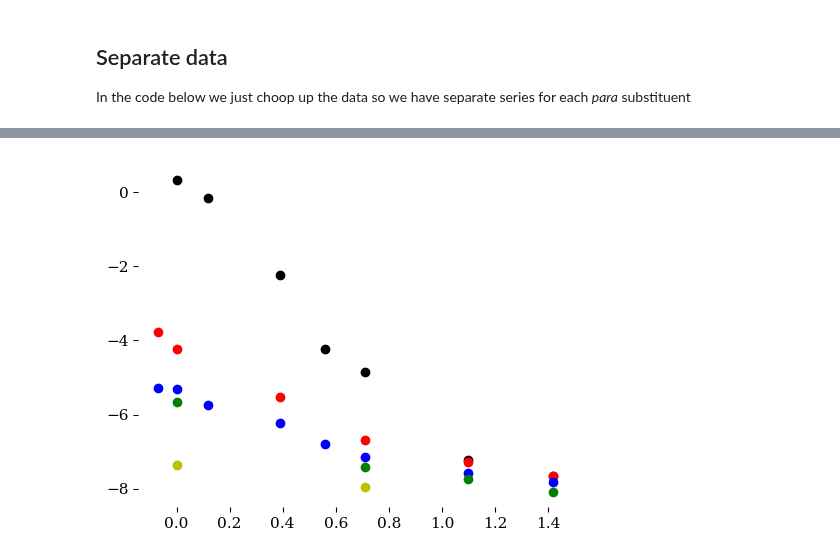
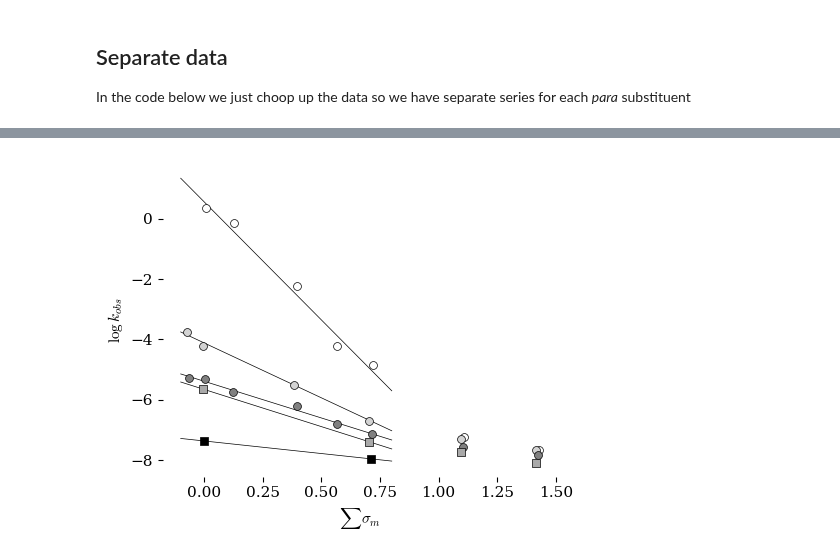
Before and after one commit to blinkletter/4410PythonNotebooks, a Jupyter notebook: Explorations/E1_benzylchloride_Paper.ipynb, the cells around one changed output, grey strips where cells are left out. Saved outputs shown, nothing was run; the diff lists cells and outputs as text; code cells hidden in the pictures.

```diff
--- a/Explorations/E1_benzylchloride_Paper.ipynb
+++ b/Explorations/E1_benzylchloride_Paper.ipynb
@@ -188,4 +185,8 @@ The authors showed separate plots for each set of para-substutents. Only the met
 # %%
+import scipy.stats as stats
+from scipy.stats import linregress
+
+
 plt.style.use(github_location_styles + "tufte.mplstyle")
 fig, ax = plt.subplots(nrows=1, ncols=1, figsize=(5,4))
 ax.margins(x=.05, y=.05, tight=True)
@@ -193,26 +194,101 @@ ax.margins(x=.05, y=.05, tight=True)
 
 df = OMe_df
 y = np.log10(df["kobs"])
-x = df["Total_meta_Sigma"]   # Also try "Total_Sigma"
-ax.plot(x,y, "ko")
+x = df["Total_meta_Sigma"]+0.008   # Also try "Total_Sigma"
+
+ax.scatter(x,y, s=32, color="white", marker='o',
+           edgecolor = "black", linewidth = 0.5, zorder=3)
 
 df = Me_df
 y = np.log10(df["kobs"])
-x = df["Total_meta_Sigma"]   # Also try "Total_Sigma"
-ax.plot(x,y, "ro")
+x = df["Total_meta_Sigma"]-0.005   # Also try "Total_Sigma"
+ax.scatter(x,y, s=32, color="lightgray", marker='o',
+           edgecolor = "black", linewidth = 0.5, zorder=3)
 
 df = H_df
 y = np.log10(df["kobs"])
-x = df["Total_meta_Sigma"]   # Also try "Total_Sigma"
-ax.plot(x,y, "bo")
+x = df["Total_meta_Sigma"]+0.005   # Also try "Total_Sigma"
+ax.scatter(x,y, s=32, color="gray", marker='o',
+           edgecolor = "black", linewidth = 0.5, zorder=3)
 
 df = Br_df
 y = np.log10(df["kobs"])
-x = df["Total_meta_Sigma"]   # Also try "Total_Sigma"
-ax.plot(x,y, "go")
+x = df["Total_meta_Sigma"]-0.005   # Also try "Total_Sigma"
+ax.scatter(x,y, s=32, color="darkgray", marker='s',
+           edgecolor = "black", linewidth = 0.5, zorder=3)
 
 df = NO2_df
 y = np.log10(df["kobs"])
 x = df["Total_meta_Sigma"]   # Also try "Total_Sigma"
-ax.plot(x,y, "yo")
+ax.scatter(x,y, s=32, color="black", marker='s',
+           edgecolor = "black", linewidth = 0.5, zorder=3)
+
+ax.set(
+#    title="Initial Rate Log-Log Plot",
+          ylabel=r"$\log{k_{obs}}$",
+          xlabel=r"$\sum \sigma_m$",
+#          xlim=[-.9,.9],
+#          ylim=[-3.7,-2.7]
+         )
+
+
+x_span = np.linspace(-0.1, 0.8, 10)
+
+df_trimmed = OMe_df.loc[OMe_df["Total_meta_Sigma"]<0.75]
+y = np.log10(df_trimmed["kobs"])
+x = df_trimmed["Total_meta_Sigma"]
+linfit = linregress(x,y)
+fity = linfit.slope * x_span + linfit.intercept
+ax.plot(x_span, fity, color='black', zorder=1, linewidth=0.5)
+print("OMe -------------------")
+print(f"slope: {linfit.slope:0.5f} +/- {linfit.stderr:0.5f}")
+print(f"intercept: {linfit.intercept:0.5f} +/- {linfit.intercept_stderr:0.5f}")
+print(f"rsq: {linfit.rvalue**2:0.3f}")
+
+df_trimmed = Me_df.loc[Me_df["Total_meta_Sigma"]<0.75]
+y = np.log10(df_trimmed["kobs"])
+x = df_trimmed["Total_meta_Sigma"]
+linfit = linregress(x,y)
+fity = linfit.slope * x_span + linfit.intercept
+ax.plot(x_span, fity, color='black', zorder=1, linewidth=0.5)
+print("Me -------------------")
+print(f"slope: {linfit.slope:0.5f} +/- {linfit.stderr:0.5f}")
+print(f"intercept: {linfit.intercept:0.5f} +/- {linfit.intercept_stderr:0.5f}")
+print(f"rsq: {linfit.rvalue**2:0.3f}")
+
+df_trimmed = H_df.loc[H_df["Total_meta_Sigma"]<0.75]
+y = np.log10(df_trimmed["kobs"])
+x = df_trimmed["Total_meta_Sigma"]
+linfit = linregress(x,y)
+fity = linfit.slope * x_span + linfit.intercept
+ax.plot(x_span, fity, color='black', zorder=1, linewidth=0.5)
+print("H -------------------")
+print(f"slope: {linfit.slope:0.5f} +/- {linfit.stderr:0.5f}")
+print(f"intercept: {linfit.intercept:0.5f} +/- {linfit.intercept_stderr:0.5f}")
+print(f"rsq: {linfit.rvalue**2:0.3f}")
+
+df_trimmed = Br_df.loc[Br_df["Total_meta_Sigma"]<0.75]
+y = np.log10(df_trimmed["kobs"])
+x = df_trimmed["Total_meta_Sigma"]
+linfit = linregress(x,y)
+fity = linfit.slope * x_span + linfit.intercept
+ax.plot(x_span, fity, color='black', zorder=1, linewidth=0.5)
+print("Br -------------------")
+print(f"slope: {linfit.slope:0.5f} +/- {linfit.stderr:0.5f}")
+print(f"intercept: {linfit.intercept:0.5f} +/- {linfit.intercept_stderr:0.5f}")
+print(f"rsq: {linfit.rvalue**2:0.3f}")
+
+df_trimmed = NO2_df.loc[NO2_df["Total_meta_Sigma"]<0.75]
+y = np.log10(df_trimmed["kobs"])
+x = df_trimmed["Total_meta_Sigma"]
+linfit = linregress(x,y)
+fity = linfit.slope * x_span + linfit.intercept
+ax.plot(x_span, fity, color='black', zorder=1, linewidth=0.5)
+print("NO2 -------------------")
+print(f"slope: {linfit.slope:0.5f} +/- {linfit.stderr:0.5f}")
+print(f"intercept: {linfit.intercept:0.5f} +/- {linfit.intercept_stderr:0.5f}")
+print(f"rsq: {linfit.rvalue**2:0.3f}")
+
+plt.savefig("plots/plot1.pdf")
+plt.show()
 # %% [output]
@@ -220,4 +315,4 @@ ax.plot(x,y, "yo")
-[figure, old version]
+[figure, new version]
 # %%
 y = np.log10(df1["kobs"])
 xs = df1["Total_Sigma"]   # Also try "Total_Sigma"
```
Also changed, not shown: parts of 4 cells of this notebook, 1 other file.
